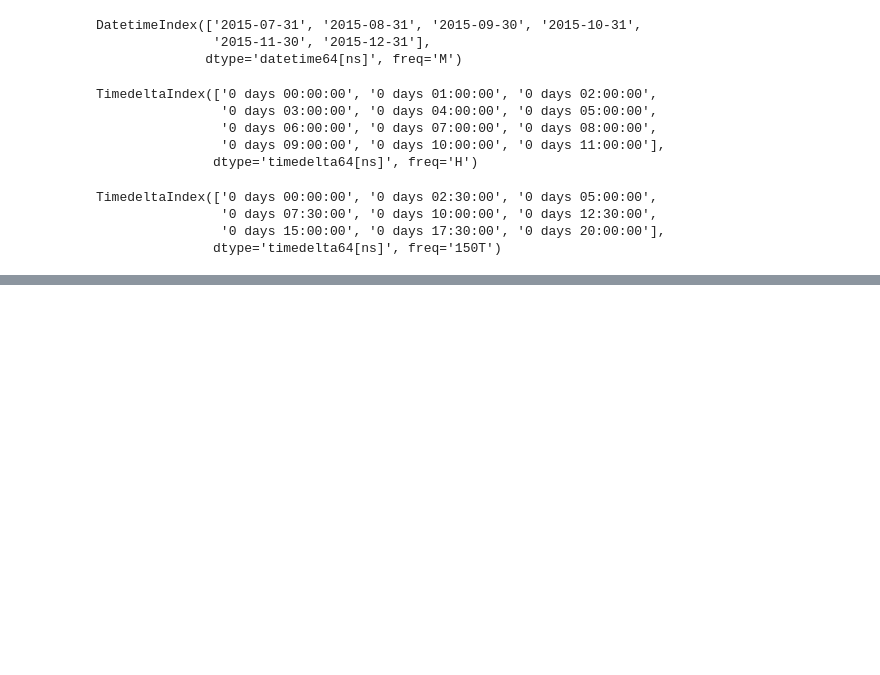
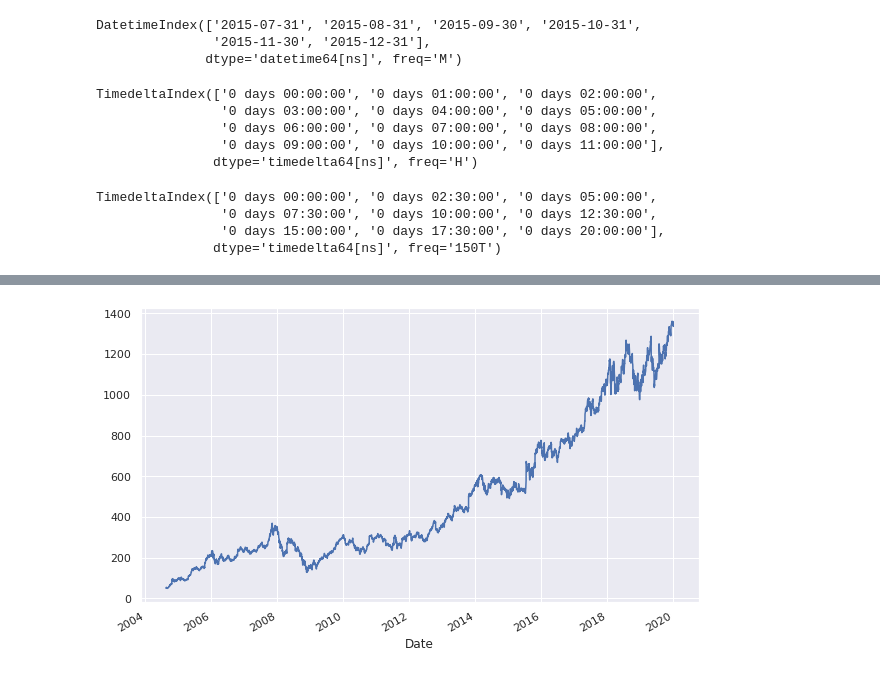
Before and after one commit to KazumaShachou/DataScience, a Jupyter notebook: Pandas_DataManipulation_4.ipynb, the cells around one changed output, grey strips where cells are left out. Cells and saved outputs as stored; diff of their text form; code cells hidden in the pictures; blank space fills up the shorter version.

```diff
--- a/Pandas_DataManipulation_4.ipynb
+++ b/Pandas_DataManipulation_4.ipynb
@@ -347,3 +347,7 @@ TimedeltaIndex(['0 days 00:00:00', '0 days 02:30:00', '0 days 05:00:00',
                 '0 days 07:30:00', '0 days 10:00:00', '0 days 12:30:00',
                 '0 days 15:00:00', '0 days 17:30:00', '0 days 20:00:00'],
                dtype='timedelta64[ns]', freq='150T')
+# %%
+from pandas_datareader import data
+yah = data.DataReader('GOOG', start='2004', end='2020', data_source='yahoo')
+yah.head()
@@ -349,0 +362,9 @@ TimedeltaIndex(['0 days 00:00:00', '0 days 02:30:00', '0 days 05:00:00',
+# %%
+yah = yah['Close']
+# %%
+%matplotlib inline
+import matplotlib.pyplot as plt
+import seaborn; seaborn.set()
+yah.plot(figsize = (10,6));
+# %% [output]
+[figure, added]
```
Also changed, not shown: parts of 4 cells of this notebook.
